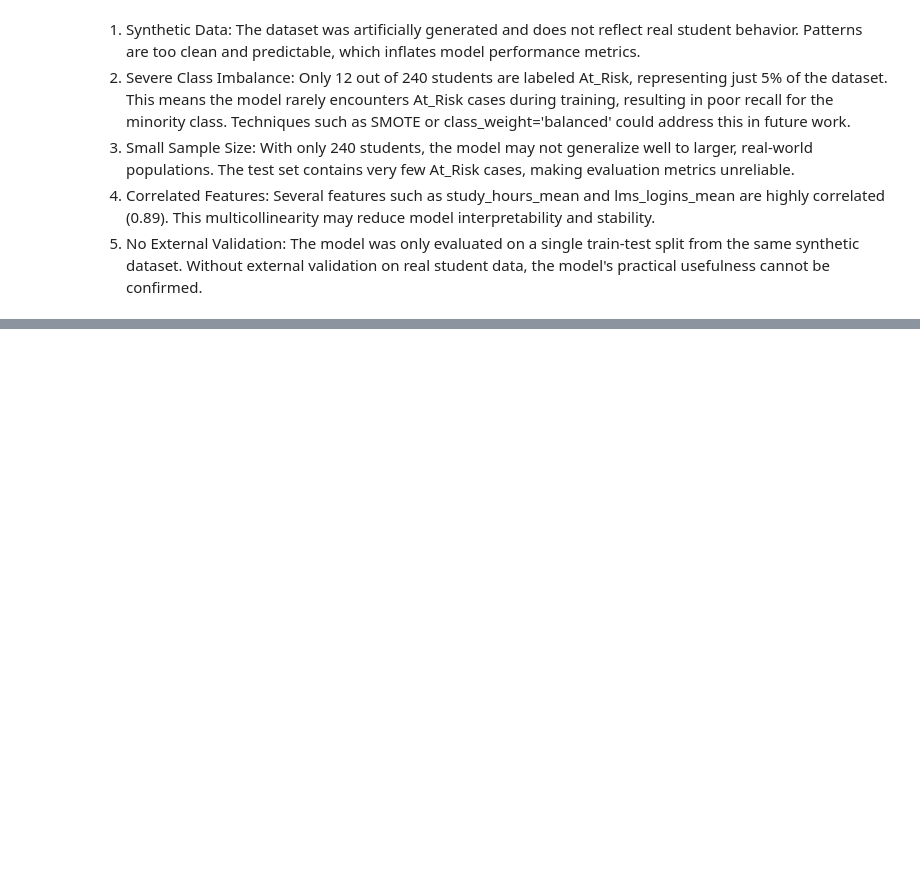
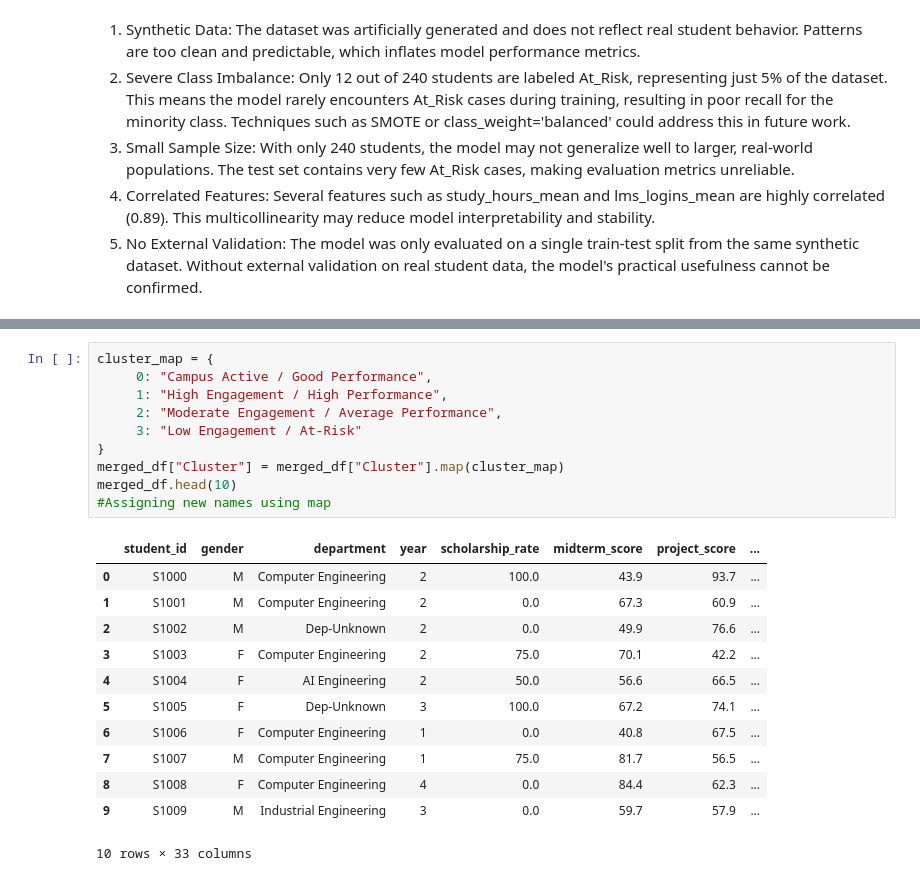
Before and after one commit to AloneMask001/Campus-learning-analytics, a Jupyter notebook: 2365109-HW4.ipynb, the cells around one changed output, grey strips where cells are left out. Drawn from its saved outputs; the diff is of its cells as text; blank space fills up the shorter version.

```diff
--- a/2365109-HW4.ipynb
+++ b/2365109-HW4.ipynb
@@ -1537,0 +1636,23 @@ The dataset is severely imbalanced with only 12 At_Risk students out of 240. Thi
+# %%
+cluster_map = {
+     0: "Campus Active / Good Performance",
+     1: "High Engagement / High Performance",
+     2: "Moderate Engagement / Average Performance",
+     3: "Low Engagement / At-Risk"
+}
+merged_df["Cluster"] = merged_df["Cluster"].map(cluster_map)
+merged_df.head(10)
+#Assigning new names using map
+# %% [output]
+|  | student_id | gender | department | year | scholarship_rate | midterm_score | project_score | ... |
+| 0 | S1000 | M | Computer Engineering | 2 | 100.0 | 43.9 | 93.7 | ... |
+| 1 | S1001 | M | Computer Engineering | 2 | 0.0 | 67.3 | 60.9 | ... |
+| 2 | S1002 | M | Dep-Unknown | 2 | 0.0 | 49.9 | 76.6 | ... |
+| 3 | S1003 | F | Computer Engineering | 2 | 75.0 | 70.1 | 42.2 | ... |
+| 4 | S1004 | F | AI Engineering | 2 | 50.0 | 56.6 | 66.5 | ... |
+| 5 | S1005 | F | Dep-Unknown | 3 | 100.0 | 67.2 | 74.1 | ... |
+| 6 | S1006 | F | Computer Engineering | 1 | 0.0 | 40.8 | 67.5 | ... |
+| 7 | S1007 | M | Computer Engineering | 1 | 75.0 | 81.7 | 56.5 | ... |
+| 8 | S1008 | F | Computer Engineering | 4 | 0.0 | 84.4 | 62.3 | ... |
+| 9 | S1009 | M | Industrial Engineering | 3 | 0.0 | 59.7 | 57.9 | ... |
+10 rows × 33 columns
```
Also changed, not shown: parts of 32 cells of this notebook.
